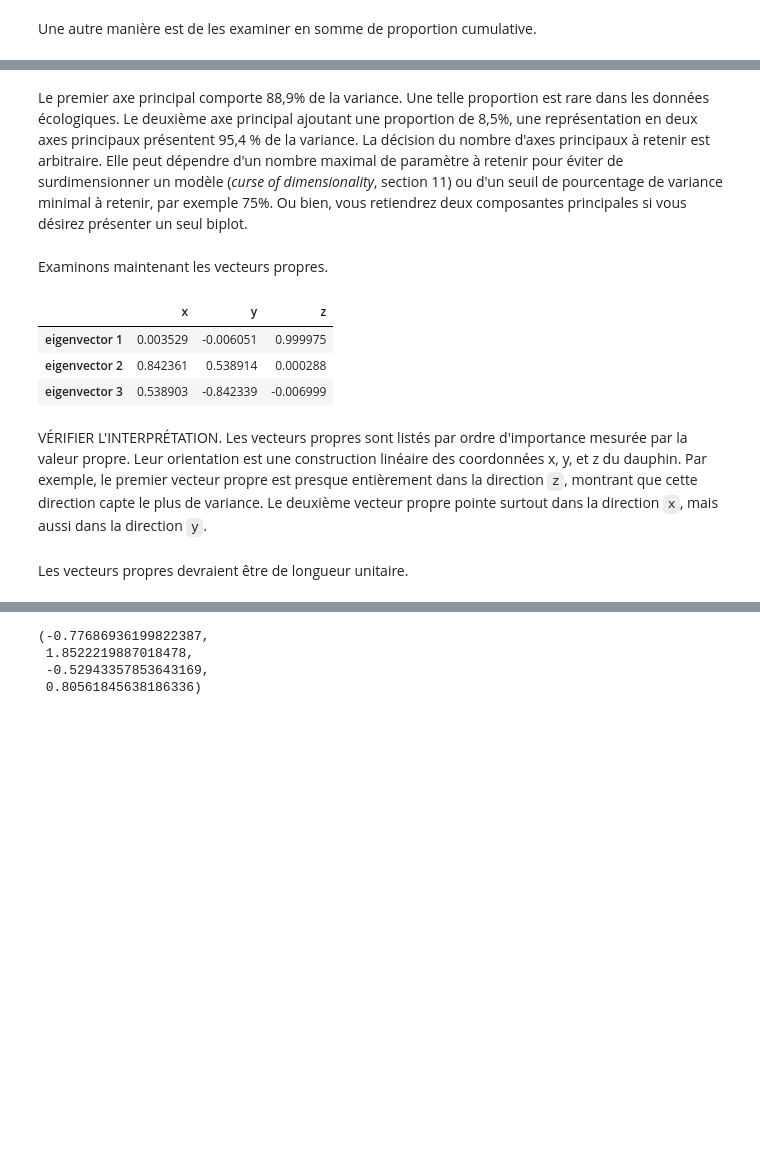
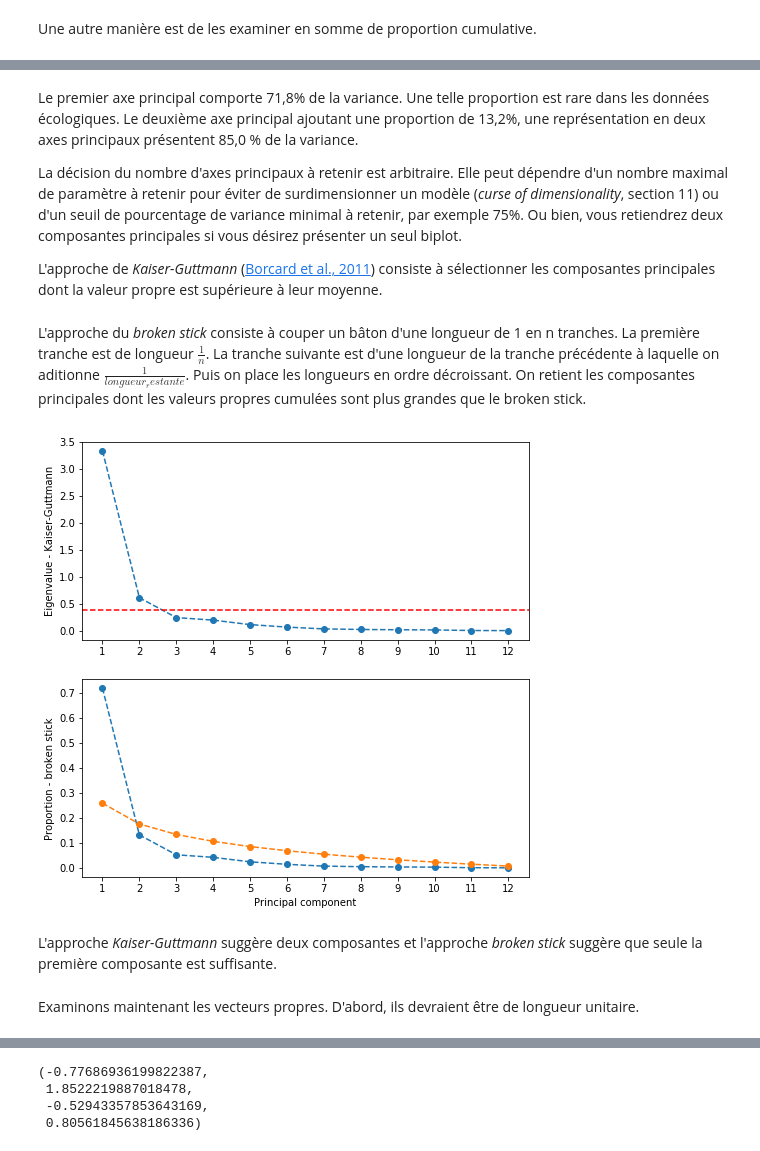
Before and after one commit to essicolo/ecologie-mathematique-Py, a Jupyter notebook: 7_AssocPartOrdin/7_AssocPartOrdin.ipynb, the cells around one changed output, grey strips where cells are left out. Cells and saved outputs as stored; diff of their text form; code cells hidden in the pictures; blank space fills up the shorter version.

Commit message:
correction ACP, correction biplot de corrélation

```diff
--- a/7_AssocPartOrdin/7_AssocPartOrdin.ipynb
+++ b/7_AssocPartOrdin/7_AssocPartOrdin.ipynb
@@ -990,3 +1009,5 @@ pca = PCA(n_components=X.shape[1]).fit(X)
+# %%
+pca = PCA(n_components=varechem_coda.shape[1]).fit(varechem_coda)
 # %% [markdown]
 L'objet `pca` contient l'information nécessaire pour mener notre ACP. Récupérons les sorties qui nous intéressent.
 # %%
@@ -1009,20 +1035,40 @@ array([ 0.86903884,  0.95453449,  1.        ])
 # %% [markdown]
-Le premier axe principal comporte 88,9% de la variance. Une telle proportion est rare dans les données écologiques. Le deuxième axe principal ajoutant une proportion de 8,5%, une représentation en deux axes principaux présentent 95,4 % de la variance. La décision du nombre d'axes principaux à retenir est arbitraire. Elle peut dépendre d'un nombre maximal de paramètre à retenir pour éviter de surdimensionner un modèle (*curse of dimensionality*, section 11) ou d'un seuil de pourcentage de variance minimal à retenir, par exemple 75%. Ou bien, vous retiendrez deux composantes principales si vous désirez présenter un seul biplot.
+Le premier axe principal comporte 71,8% de la variance. Une telle proportion est rare dans les données écologiques. Le deuxième axe principal ajoutant une proportion de 13,2%, une représentation en deux axes principaux présentent 85,0 % de la variance.
+
+La décision du nombre d'axes principaux à retenir est arbitraire. Elle peut dépendre d'un nombre maximal de paramètre à retenir pour éviter de surdimensionner un modèle (*curse of dimensionality*, section 11) ou d'un seuil de pourcentage de variance minimal à retenir, par exemple 75%. Ou bien, vous retiendrez deux composantes principales si vous désirez présenter un seul biplot.
+
+L'approche de *Kaiser-Guttmann* ([Borcard et al., 2011](http://www.springer.com/us/book/9781441979759)) consiste à sélectionner les composantes principales dont la valeur propre est supérieure à leur moyenne.
+# %% [markdown]
+L'approche du *broken stick* consiste à couper un bâton d'une longueur de 1 en n tranches. La première tranche est de longueur $\frac{1}{n}$. La tranche suivante est d'une longueur de la tranche précédente à laquelle on aditionne  $\frac{1}{longueur_restante}$. Puis on place les longueurs en ordre décroissant. On retient les composantes principales dont les valeurs propres cumulées sont plus grandes que le broken stick.
+# %%
+def broken_stick(n):
+    bsm = [1/n]
+    for i in range(1, n):
+        bsm.append(bsm[i-1] + 1/(n-i))
+    bsm = np.array(bsm)/n
+    return(bsm[::-1])
+# %%
+pc = np.arange(len(pca_eigenvalues)) + 1
+plt.figure(figsize=(8, 8))
+plt.subplot(2, 1, 1)
+plt.plot(pc, pca_eigenvalues, '--o')
+plt.axhline(pca_eigenvalues.mean(), linestyle='--', c='red')
+plt.ylabel('Eigenvalue - Kaiser-Guttmann')
+plt.xticks(pc)
+plt.subplot(2, 1, 2)
+plt.plot(pc,
+         eigval_prop, '--o')
+plt.plot(pc,
+         broken_stick(len(pca_eigenvalues)), '--o')
+plt.ylabel('Proportion - broken stick')
+plt.xlabel('Principal component')
+plt.xticks(pc);
+# %% [output]
+[figure, added]
+# %% [markdown]
+L'approche *Kaiser-Guttmann* suggère deux composantes et l'approche *broken stick* suggère que seule la première composante est suffisante.
 # %% [markdown]
-Examinons maintenant les vecteurs propres.
+Examinons maintenant les vecteurs propres. D'abord, ils devraient être de longueur unitaire.
-# %%
-pd.DataFrame(pca_eigenvectors,
-             index=X.columns,
-             columns=['eigenvector 1', 'eigenvector 2', 'eigenvector 3']).T
-# %% [output]
-|  | x | y | z |
-| eigenvector 1 | 0.003529 | -0.006051 | 0.999975 |
-| eigenvector 2 | 0.842361 | 0.538914 | 0.000288 |
-| eigenvector 3 | 0.538903 | -0.842339 | -0.006999 |
-# %% [markdown]
-VÉRIFIER L'INTERPRÉTATION. Les vecteurs propres sont listés par ordre d'importance mesurée par la valeur propre. Leur orientation est une construction linéaire des coordonnées x, y, et z du dauphin. Par exemple, le premier vecteur propre est presque entièrement dans la direction `z`, montrant que cette direction capte le plus de variance. Le deuxième vecteur propre pointe surtout dans la direction `x`, mais aussi dans la direction `y`.
-# %% [markdown]
-Les vecteurs propres devraient être de longueur unitaire.
 # %%
 np.linalg.norm(x=pca_eigenvectors, axis=1)
 # %% [output]
```
Also changed, not shown: parts of 70 cells of this notebook, 1 other file.
